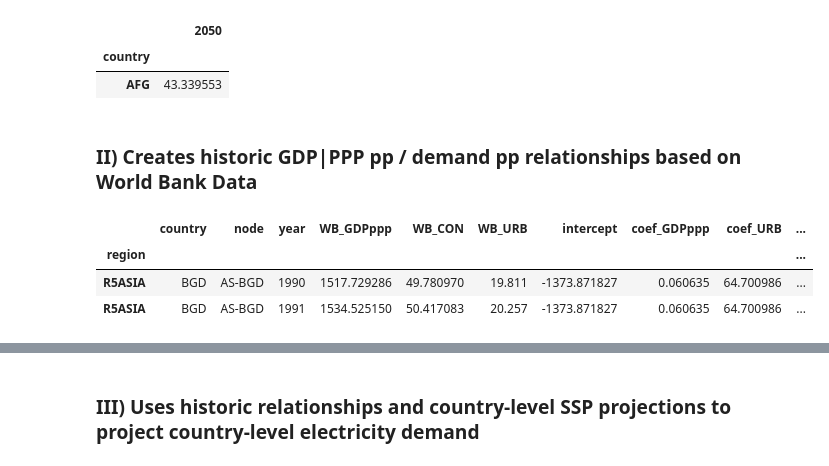
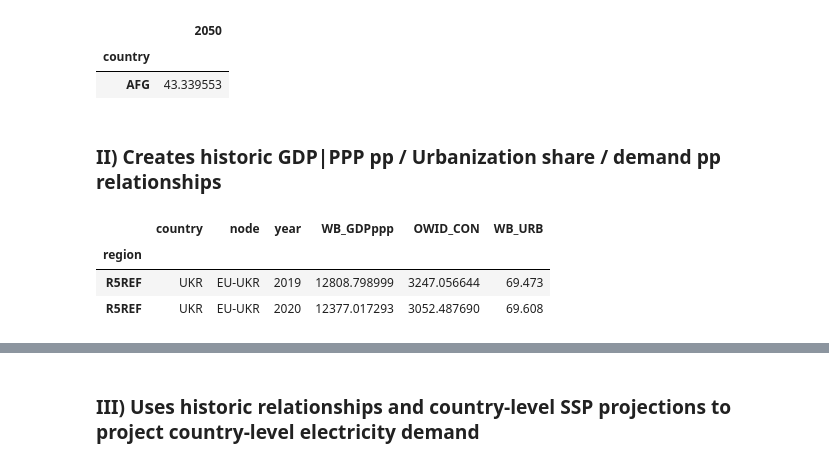
Before and after one commit to iiasa/IAM-powersystemmodel-linkage, a Jupyter notebook: IAMs - Power System Model Soft-Link.ipynb, the cells around one changed output, grey strips where cells are left out. Drawn from its saved outputs; the diff is of its cells as text; code cells hidden in the pictures.

```diff
--- a/IAMs - Power System Model Soft-Link.ipynb
+++ b/IAMs - Power System Model Soft-Link.ipynb
@@ -264,17 +264,12 @@ import_GDPppp_SSP.head(1)
 Based on the World Bank's World Development Indicators (WDI) retrieved through the World Bank python API.
 # %%
 #Extracts historical GDP|PPP per capita from the World Bank API
-import_country_GDP_WB = pd.DataFrame(wb.get_series('NY.GDP.PCAP.PP.KD', date = '1980:2014' , id_or_value = 'id')
+import_country_GDP_WB = pd.DataFrame(wb.get_series('NY.GDP.PCAP.PP.KD', date = '1985:2020' , id_or_value = 'id')
                                     ).reset_index().rename(columns = {'NY.GDP.PCAP.PP.KD' : 'WB_GDPppp' , 'Country' :
                                                                       'country' , 'Year' : 'year'}).set_index('country')
 
-#Extracts electricity consumption per capita in kWh from the World Bank API. Data available for up till 2014
-import_country_CON_WB = pd.DataFrame(wb.get_series('EG.USE.ELEC.KH.PC', date = '1980:2014' , id_or_value = 'id')
-                                    ).reset_index().rename(columns = {'EG.USE.ELEC.KH.PC' : 'WB_CON' , 'Country' :
-                                                                      'country' , 'Year' : 'year'}).set_index('country')
-
 #Extracts Urban population (% of total population) from the World Bank API.
-import_country_URB_WB = pd.DataFrame(wb.get_series('SP.URB.TOTL.IN.ZS', date = '1980:2014' , id_or_value = 'id')
+import_country_URB_WB = pd.DataFrame(wb.get_series('SP.URB.TOTL.IN.ZS', date = '1985:2020' , id_or_value = 'id')
                                     ).reset_index().rename(columns = {'SP.URB.TOTL.IN.ZS' : 'WB_URB' , 'Country' :
                                                                       'country' , 'Year' : 'year'}).set_index('country')
 
@@ -285,0 +284,8 @@ import_country_URB_WB.tail(1)
+# %%
+import_country_CON_OWID = pd.read_csv('Input Data\\owid_pcconsumption.csv'
+                                   ).iloc[: , -3:].rename(columns = {'Per capita electricity (kWh)' : 'OWID_CON' , 'Code' :
+                                                                     'country' , 'Year' : 'year'}).set_index('country')
+
+import_country_CON_OWID['year'] = import_country_CON_OWID['year'].astype('str')
+
+import_country_CON_OWID.tail(1)
@@ -473,63 +484,63 @@ country_URB_raw.head(1)
 | country |  |
 | AFG | 43.339553 |
 # %% [markdown]
-### II) Creates historic GDP|PPP pp / demand pp relationships based on World Bank Data
+### II) Creates historic GDP|PPP pp / Urbanization share / demand pp relationships
 # %%
-#Merges World Bank input dataframes for electricity consumption and GDP|PPP.
-country_regression_WB = pd.merge(import_country_GDP_WB , import_country_CON_WB, how = 'inner' ,
+#Merges input dataframes for electricity consumption and GDP|PPP.
+country_regression = pd.merge(import_country_GDP_WB , import_country_CON_OWID, how = 'inner' ,
                                left_on = ['country' , 'year'] , right_on = ['country' , 'year'])
 
-#Mergews World Bank input dataframe for urbanization if urbanization is to be included in the regression.
+#Merges input dataframe for urbanization if urbanization is to be included in the regression.
 if urbanization == 'Yes':
-    country_regression_WB = pd.merge(country_regression_WB[['year' , 'WB_GDPppp' , 'WB_CON']] ,
+    country_regression = pd.merge(country_regression[['year' , 'WB_GDPppp' , 'OWID_CON']] ,
                                      import_country_URB_WB[['year' , 'WB_URB']] , left_on = ['year' , 'country'] ,
                                      right_on = ['year' , 'country'])
 
 #Links the World Bank data entries to countries by making use of ISO 3 codes.
-country_regression_WB = pd.merge(import_spatial_mapping , country_regression_WB,
+country_regression = pd.merge(import_spatial_mapping , country_regression,
                                  left_on = 'country' , right_index = True , how = 'left').set_index('region').dropna()
 
 #Calculates the regional linear fit based on all historical values in that region.
 sklearn_lr = LinearRegression()
-country_regression_WB_grouped = pd.DataFrame()
+country_regression_grouped = pd.DataFrame()
 
-for x in country_regression_WB.index.unique():
+for x in country_regression.index.unique():
 
-    country_regression_WB_temp = country_regression_WB.copy().loc[x]
+    country_regression_temp = country_regression.copy().loc[x]
 
     #If urbanization is included linear regression occurs with multiple independent variables (GDP|PPP and % urban population)
     #for the dependent variable (electricity consumption).
     if urbanization == 'Yes':
 
-        sklearn_lr.fit(country_regression_WB_temp[['WB_GDPppp' , 'WB_URB']] , country_regression_WB_temp['WB_CON'])
+        sklearn_lr.fit(country_regression_temp[['WB_GDPppp' , 'WB_URB']] , country_regression_temp['OWID_CON'])
 
-        country_regression_WB_temp['intercept'] = sklearn_lr.intercept_
-        country_regression_WB_temp['coef_GDPppp'] = float(sklearn_lr.coef_[0])
-        country_regression_WB_temp['coef_URB'] = float(sklearn_lr.coef_[1])
+        country_regression_temp['intercept'] = sklearn_lr.intercept_
+        country_regression_temp['coef_GDPppp'] = float(sklearn_lr.coef_[0])
+        country_regression_temp['coef_URB'] = float(sklearn_lr.coef_[1])
 
-        country_regression_WB_temp['R2_GDPppp_URB/CON'] = sklearn_lr.score(country_regression_WB_temp[['WB_GDPppp' , 'WB_URB']]
-                                                                           , country_regression_WB_temp['WB_CON'])
+        country_regression_temp['R2_GDPppp_URB/CON'] = sklearn_lr.score(country_regression_temp[['WB_GDPppp' , 'WB_URB']]
+                                                                           , country_regression_temp['OWID_CON'])
 
-        country_regression_WB_grouped = country_regression_WB_grouped.append(country_regression_WB_temp)
+        country_regression_grouped = country_regression_grouped.append(country_regression_temp)
 
     #If urbanization is not included linear regression occurs with single independent variables (GDP|PPP) for the dependent
     #variable (electricity consumption).
     else:
 
-        sklearn_lr.fit(country_regression_WB_temp[['WB_GDPppp']] , country_regression_WB_temp['WB_CON'])
+        sklearn_lr.fit(country_regression_temp[['WB_GDPppp']] , country_regression_temp['OWID_CON'])
 
-        country_regression_WB_temp['intercept'] = sklearn_lr.intercept_
-        country_regression_WB_temp['coef_GDPppp'] = float(sklearn_lr.coef_)
+        country_regression_temp['intercept'] = sklearn_lr.intercept_
+        country_regression_temp['coef_GDPppp'] = float(sklearn_lr.coef_)
 
-        country_regression_WB_temp['R2_GDPppp/CON'] = sklearn_lr.score(country_regression_WB_temp[['WB_GDPppp']] ,
-                                                                        country_regression_WB_temp['WB_CON'])
+        country_regression_temp['R2_GDPppp/CON'] = sklearn_lr.score(country_regression_temp[['WB_GDPppp']] ,
+                                                                        country_regression_temp['OWID_CON'])
 
-        country_regression_WB_grouped = country_regression_WB_grouped.append(country_regression_WB_temp)
+        country_regression_grouped = country_regression_grouped.append(country_regression_temp)
 
-country_regression_WB_grouped.head(2)
+country_regression.tail(2)
 # %% [output]
-|  | country | node | year | WB_GDPppp | WB_CON | WB_URB | intercept | coef_GDPppp | coef_URB | ... |
-| region |  |  |  |  |  |  |  |  |  | ... |
-| R5ASIA | BGD | AS-BGD | 1990 | 1517.729286 | 49.780970 | 19.811 | -1373.871827 | 0.060635 | 64.700986 | ... |
-| R5ASIA | BGD | AS-BGD | 1991 | 1534.525150 | 50.417083 | 20.257 | -1373.871827 | 0.060635 | 64.700986 | ... |
+|  | country | node | year | WB_GDPppp | OWID_CON | WB_URB |
+| region |  |  |  |  |  |  |
+| R5REF | UKR | EU-UKR | 2019 | 12808.798999 | 3247.056644 | 69.473 |
+| R5REF | UKR | EU-UKR | 2020 | 12377.017293 | 3052.487690 | 69.608 |
 # %%
```
Also changed, not shown: parts of 18 cells of this notebook, 2 other files.
